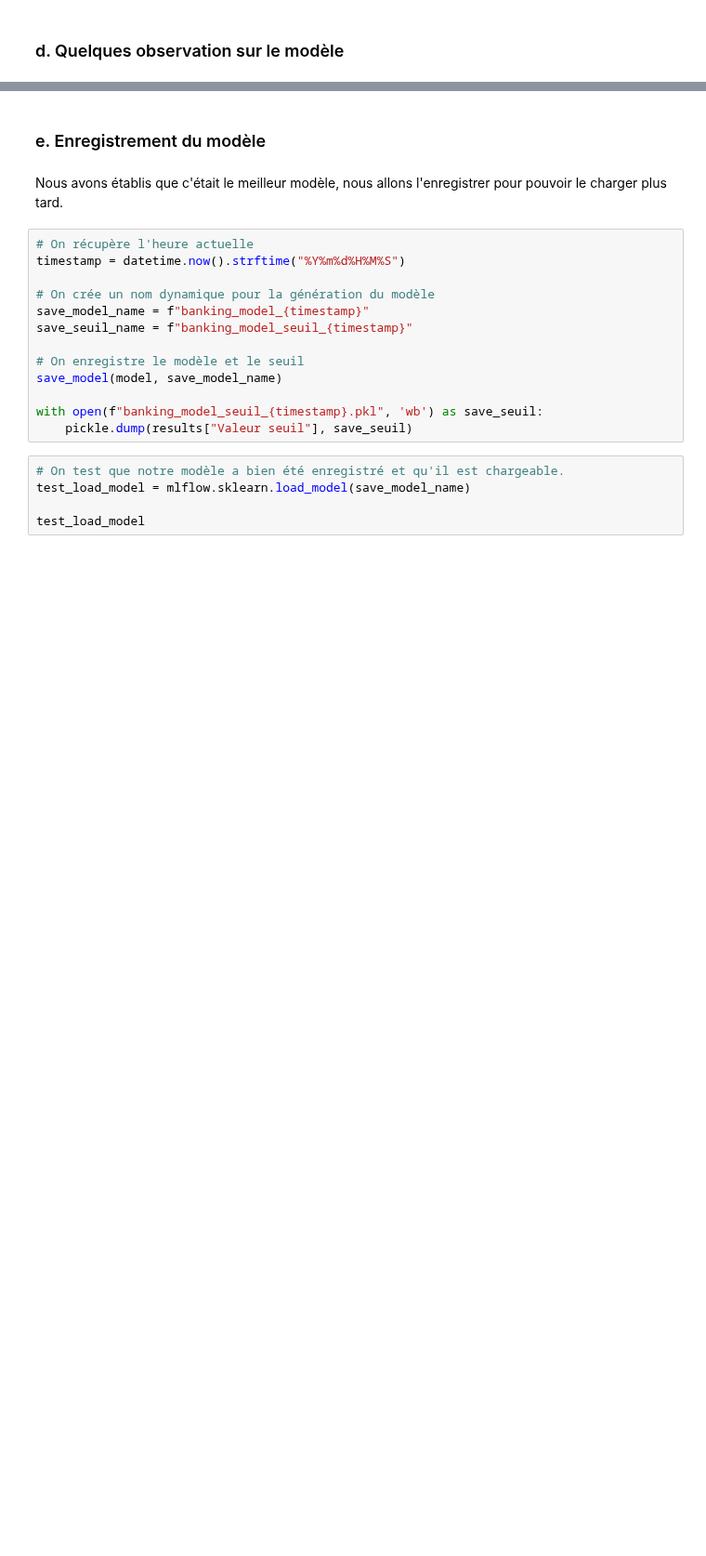
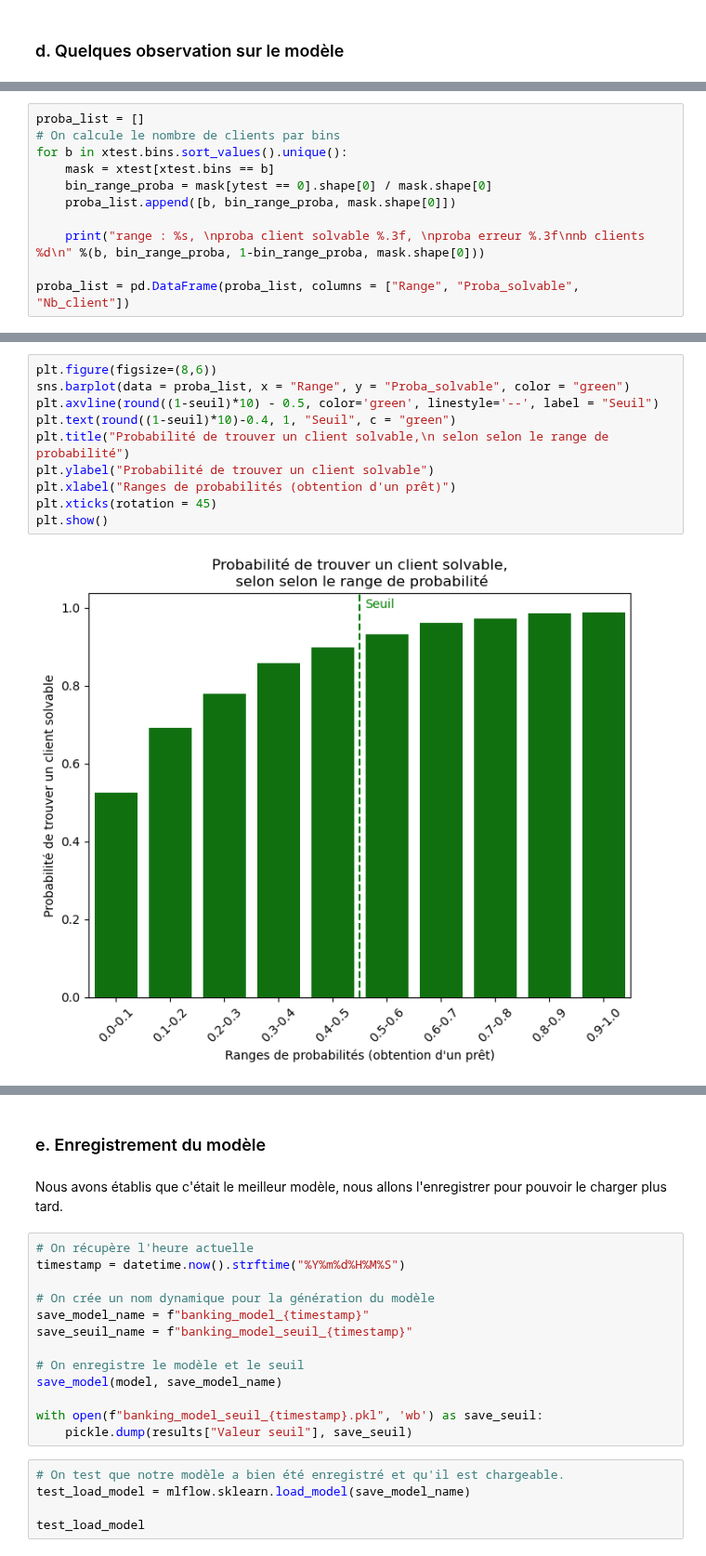
Before and after one commit to RubenHf/Scoring-model-banking, a Jupyter notebook: Halifa_Ruben_3_082023.ipynb, the cells around one changed output, grey strips where cells are left out. Shown at 93% size. Drawn from its saved outputs; the diff is of its cells as text; blank space fills up the shorter version.

```diff
--- a/Halifa_Ruben_3_082023.ipynb
+++ b/Halifa_Ruben_3_082023.ipynb
@@ -1386,0 +1569,11 @@ Setuptools is replacing distutils.
+# %%
+proba_list = []
+# On calcule le nombre de clients par bins
+for b in xtest.bins.sort_values().unique():
+    mask = xtest[xtest.bins == b]
+    bin_range_proba = mask[ytest == 0].shape[0] / mask.shape[0]
+    proba_list.append([b, bin_range_proba, mask.shape[0]])
+
+    print("range : %s, \nproba client solvable %.3f, \nproba erreur %.3f\nnb clients %d\n" %(b, bin_range_proba, 1-bin_range_proba, mask.shape[0]))
+
+proba_list = pd.DataFrame(proba_list, columns = ["Range", "Proba_solvable", "Nb_client"])
@@ -1386,0 +1618,12 @@ Setuptools is replacing distutils.
+# %%
+plt.figure(figsize=(8,6))
+sns.barplot(data = proba_list, x = "Range", y = "Proba_solvable", color = "green")
+plt.axvline(round((1-seuil)*10) - 0.5, color='green', linestyle='--', label = "Seuil")
+plt.text(round((1-seuil)*10)-0.4, 1, "Seuil", c = "green")
+plt.title("Probabilité de trouver un client solvable,\n selon selon le range de probabilité")
+plt.ylabel("Probabilité de trouver un client solvable")
+plt.xlabel("Ranges de probabilités (obtention d'un prêt)")
+plt.xticks(rotation = 45)
+plt.show()
+# %% [output]
+[figure, added]
```
Also changed, not shown: parts of 46 cells of this notebook, 3 other files.
